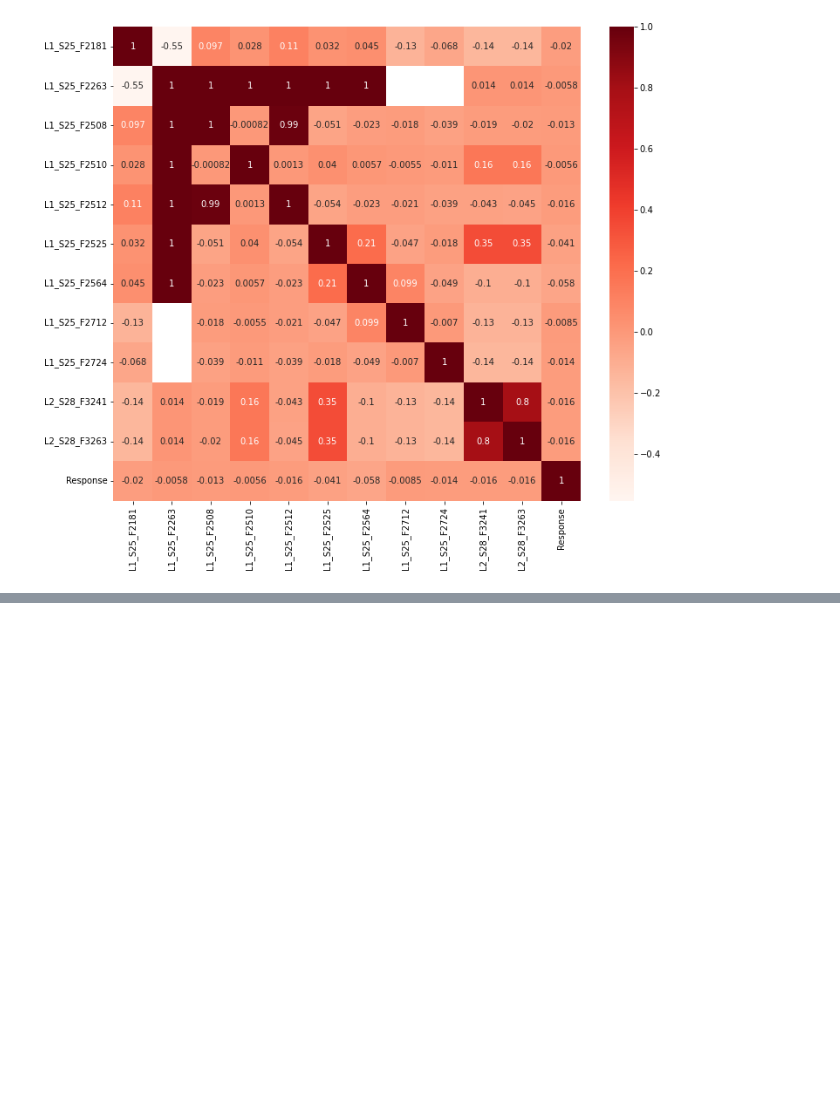
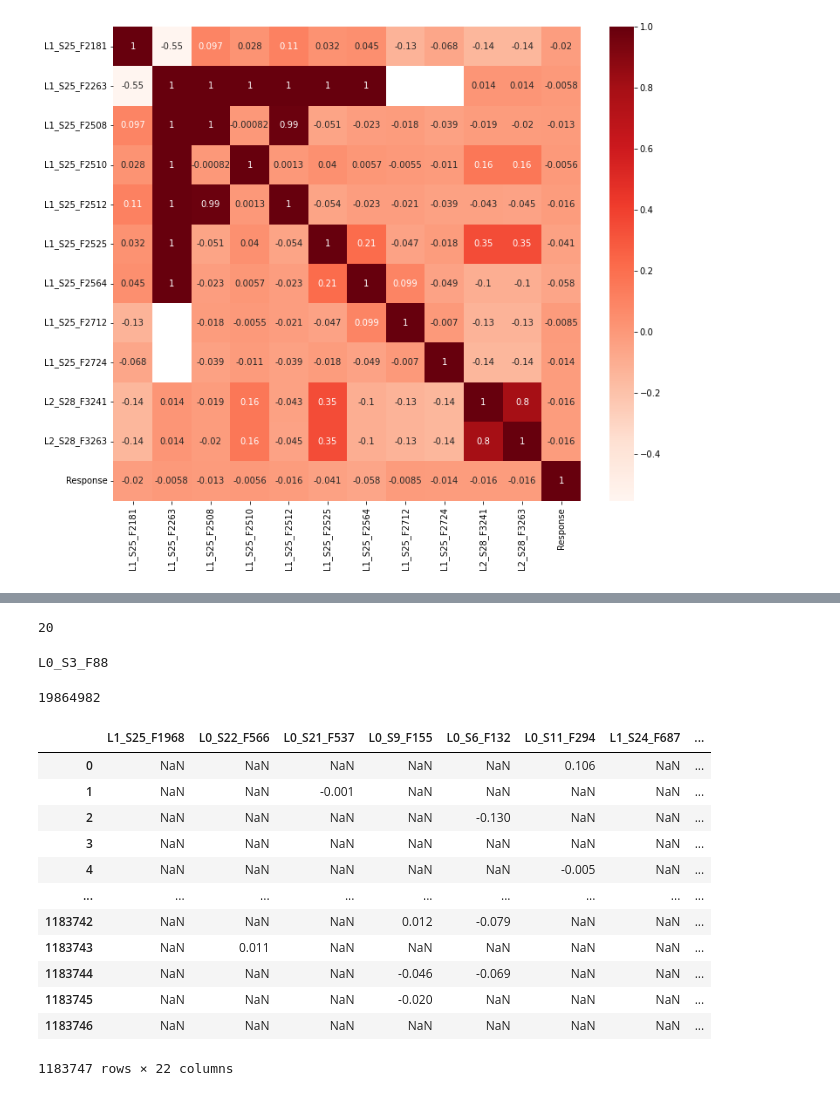
Before and after one commit to DraganaNikolova/AnomalyDetection, a Jupyter notebook: Preprocessing.ipynb, the cells around one changed output, grey strips where cells are left out. Cells and saved outputs as stored; diff of their text form; code cells hidden in the pictures; blank space fills up the shorter version.

Commit message:
Merged columns

```diff
--- a/Preprocessing.ipynb
+++ b/Preprocessing.ipynb
@@ -882,0 +833,35 @@ train_numerical_processed=train_numerical_processed.drop(null_second_part, axis=
+# %%
+# take 3
+# Find important features on # take 2 + take all defect + some none
+train_numerical_defect = train_numerical[train_numerical['Response']==1]
+train_numerical_non_defect = train_numerical[train_numerical['Response']==0][0:100000]
+train_numerical = pd.concat([train_numerical_defect, train_numerical_non_defect])
+# %%
+# Find 20 most important numeric features
+# Feature Importance and Feature Selection With XGBoost in Python
+from sklearn.datasets import make_classification
+from xgboost import XGBClassifier
+from matplotlib import pyplot
+
+X = train_numerical.drop(columns=['Id', 'Response'])
+y = train_numerical['Response']
+# define the model
+# model = XGBClassifier()
+
+# https://xgboost.readthedocs.io/en/stable/python/python_api.html
+model = XGBClassifier(learning_rate=0.1, max_depth=3, min_child_weight=1, n_estimators=100, nthread=-1)
+
+# fit the model
+model.fit(X, y)
+# get importance
+importance = model.feature_importances_
+# %%
+import numpy as np
+indices = np.argsort(importance)
+features = np.array(X.columns)[indices]
+columns = []
+result = []
+for i, v in enumerate(importance):
+    if v > 0.0087:
+        result.append('Feature: %s, Score: %.5f' % (features[i],v))
+        columns.append(features[i])
@@ -882,0 +891,22 @@ train_numerical_processed=train_numerical_processed.drop(null_second_part, axis=
+# %%
+len(columns)
+# %% [output]
+20
+# %%
+# Remove the columns that contain -1, so that the nulls can be filled with -1 (-1 gives worse performance than mean and the results are around 0.1 and not 0.4)
+for i in columns:
+    if i in columns_safe:
+        print(i)
+# %% [output]
+L0_S3_F88
+# %%
+# Create dataset with only important features
+columns = list(columns)
+columns.append('Id')
+columns.append('Response')
+features = pd.DataFrame(train_numerical, columns=columns)
+# 49 991 915 nulls out of 546 346 958 = 10%
+# %%
+features.isna().sum().sum()
+# %% [output]
+19864982
@@ -882,0 +915,16 @@ train_numerical_processed=train_numerical_processed.drop(null_second_part, axis=
+# %%
+features
+# %% [output]
+|  | L1_S25_F1968 | L0_S22_F566 | L0_S21_F537 | L0_S9_F155 | L0_S6_F132 | L0_S11_F294 | L1_S24_F687 | ... |
+| 0 | NaN | NaN | NaN | NaN | NaN | 0.106 | NaN | ... |
+| 1 | NaN | NaN | -0.001 | NaN | NaN | NaN | NaN | ... |
+| 2 | NaN | NaN | NaN | NaN | -0.130 | NaN | NaN | ... |
+| 3 | NaN | NaN | NaN | NaN | NaN | NaN | NaN | ... |
+| 4 | NaN | NaN | NaN | NaN | NaN | -0.005 | NaN | ... |
+| ... | ... | ... | ... | ... | ... | ... | ... | ... |
+| 1183742 | NaN | NaN | NaN | 0.012 | -0.079 | NaN | NaN | ... |
+| 1183743 | NaN | 0.011 | NaN | NaN | NaN | NaN | NaN | ... |
+| 1183744 | NaN | NaN | NaN | -0.046 | -0.069 | NaN | NaN | ... |
+| 1183745 | NaN | NaN | NaN | -0.020 | NaN | NaN | NaN | ... |
+| 1183746 | NaN | NaN | NaN | NaN | NaN | NaN | NaN | ... |
+1183747 rows × 22 columns
```
Also changed, not shown: parts of 29 cells of this notebook.
